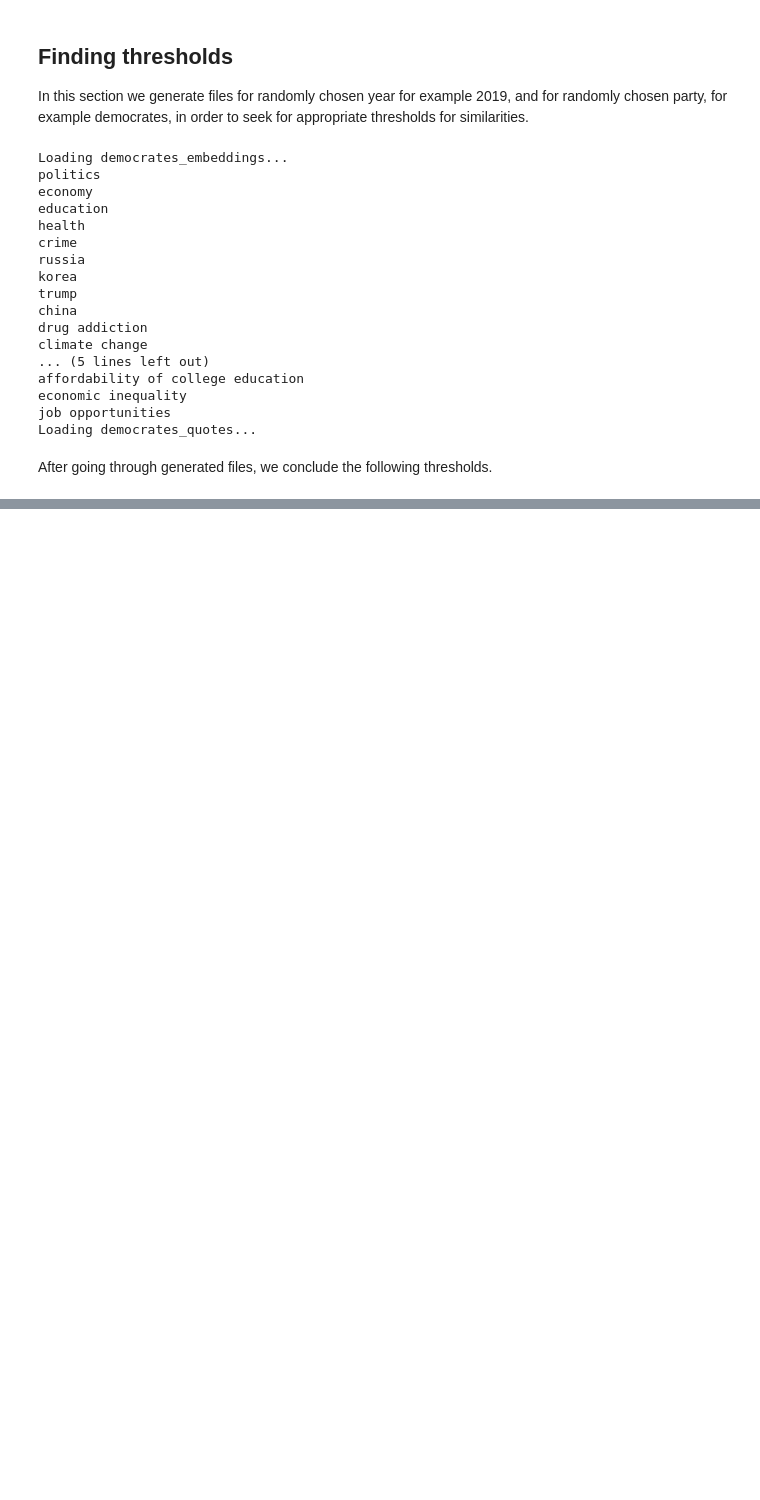
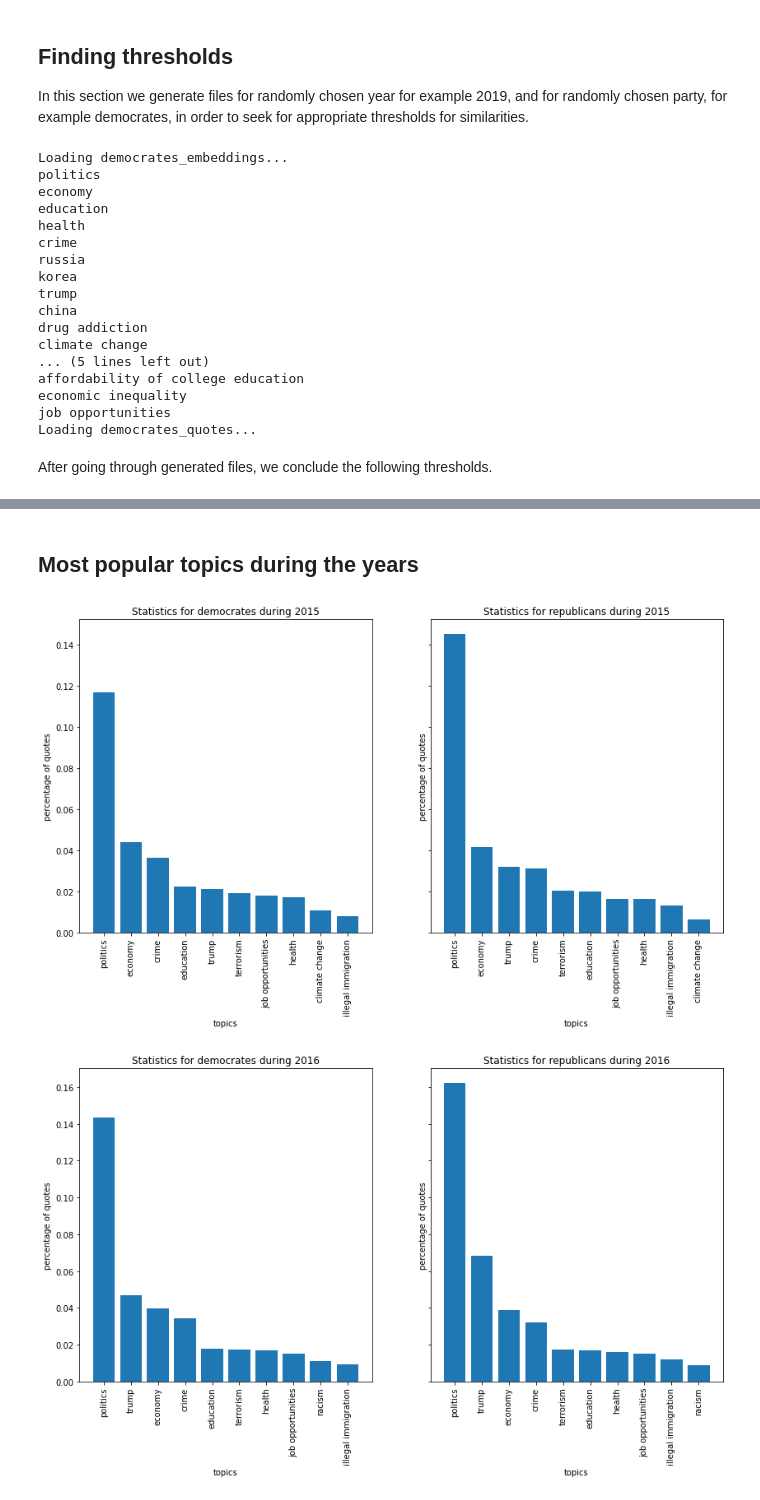
Before and after one commit to gojkoc54/ada-2021-project-limunada, a Jupyter notebook: src/BERT_embeddings.ipynb, the cells around one changed output, grey strips where cells are left out. Cells and saved outputs as stored; diff of their text form; code cells hidden in the pictures; blank space fills up the shorter version.

```diff
--- a/src/BERT_embeddings.ipynb
+++ b/src/BERT_embeddings.ipynb
@@ -548,0 +599,9 @@ num_of_quotes
+# %% [markdown]
+## Most popular topics during the years
+# %%
+YEARS = ['2015', '2016', '2017', '2018', '2019', '2020']
+for year in YEARS:
+    plot_most_popular_topics(year, percentage_of_quotes, TOPICS)
+# %% [output]
+[figure, added]
+[figure, added]
```
Also changed, not shown: parts of 20 cells of this notebook.
